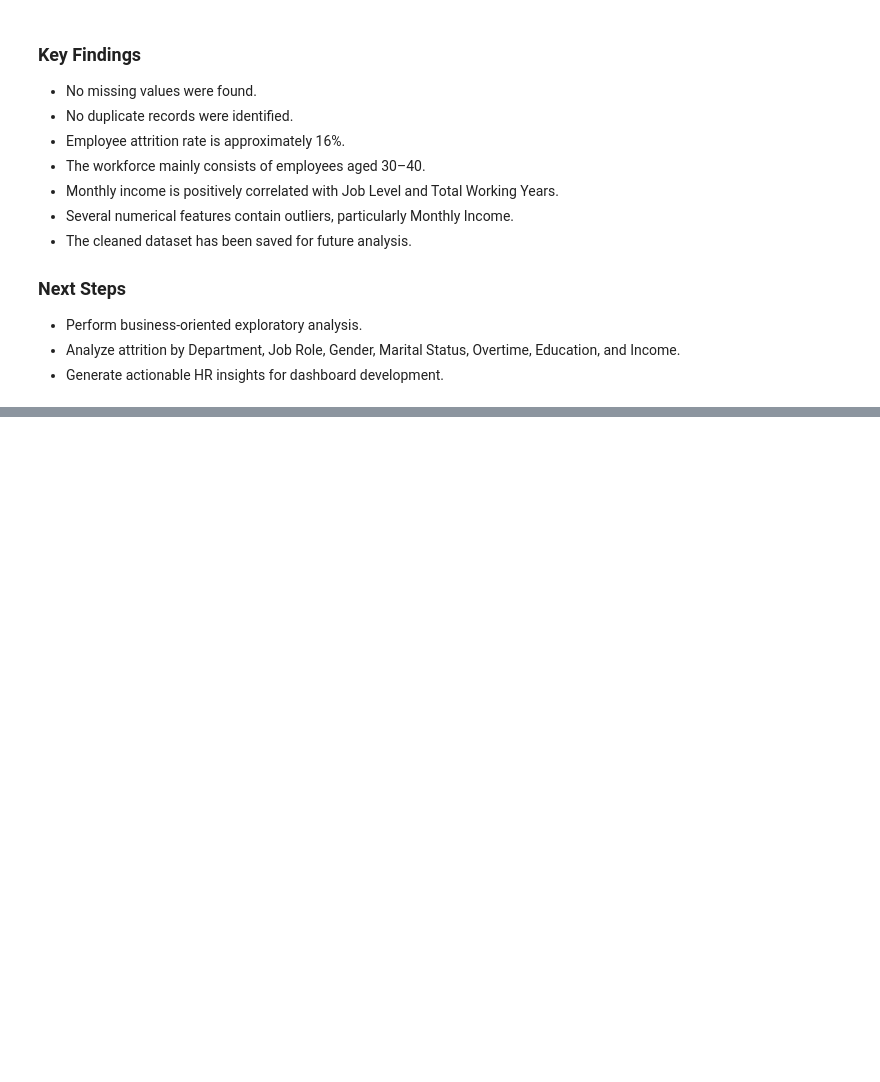
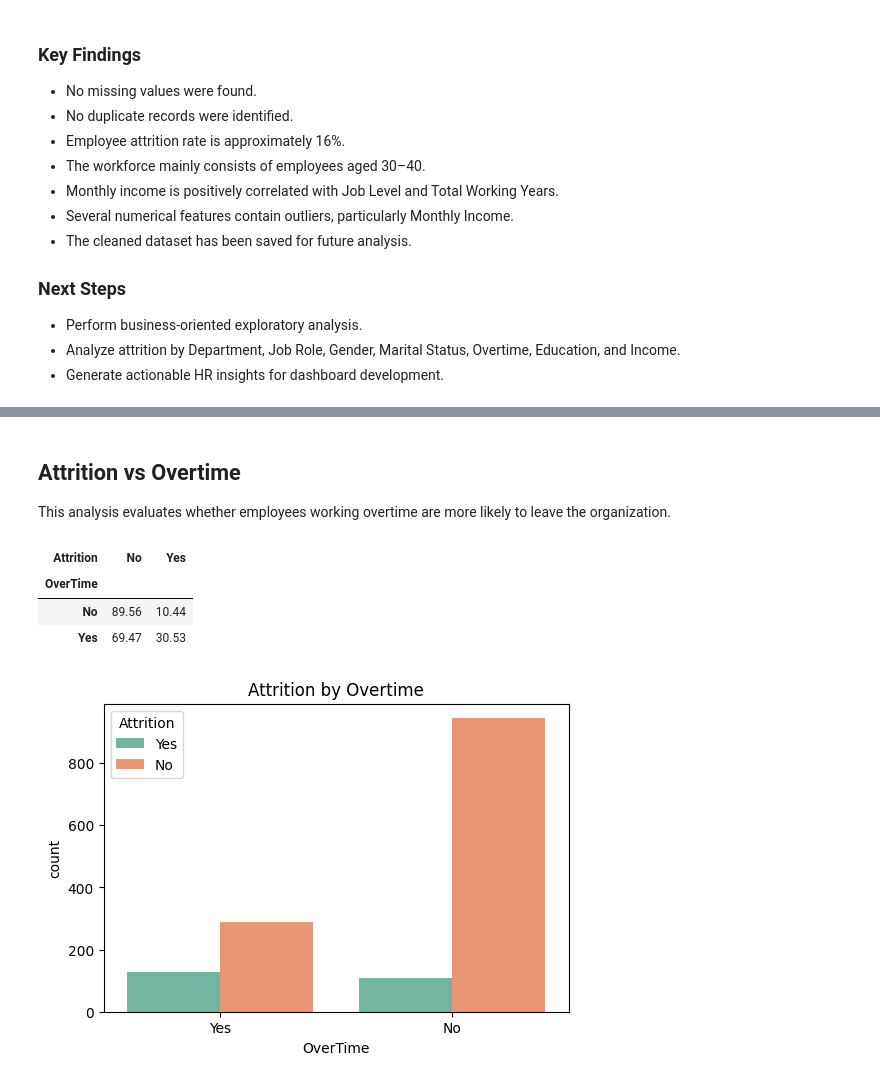
Before and after one commit to Dhineshmurali12/HR-Analytics-Employee-Attrition-Dashboard, a Jupyter notebook: notebooks/01_Data_Understanding.ipynb, the cells around one changed output, grey strips where cells are left out. Cells and saved outputs as stored; diff of their text form; code cells hidden in the pictures; blank space fills up the shorter version.

```diff
--- a/notebooks/01_Data_Understanding.ipynb
+++ b/notebooks/01_Data_Understanding.ipynb
@@ -589,0 +689,32 @@ True
+# %% [markdown]
+## Attrition vs Overtime
+
+This analysis evaluates whether employees working overtime are more likely to leave the organization.
+# %%
+overtime_attrition = pd.crosstab(
+    df["OverTime"],
+    df["Attrition"],
+    normalize="index"
+) * 100
+
+overtime_attrition.round(2)
+# %% [output]
+| Attrition | No | Yes |
+| OverTime |  |  |
+| No | 89.56 | 10.44 |
+| Yes | 69.47 | 30.53 |
+# %%
+plt.figure(figsize=(6,4))
+
+sns.countplot(
+    data=df,
+    x="OverTime",
+    hue="Attrition",
+    palette="Set2"
+)
+
+plt.title("Attrition by Overtime")
+
+plt.show()
+# %% [output]
+[figure, added]
```
Also changed, not shown: parts of 29 cells of this notebook.
